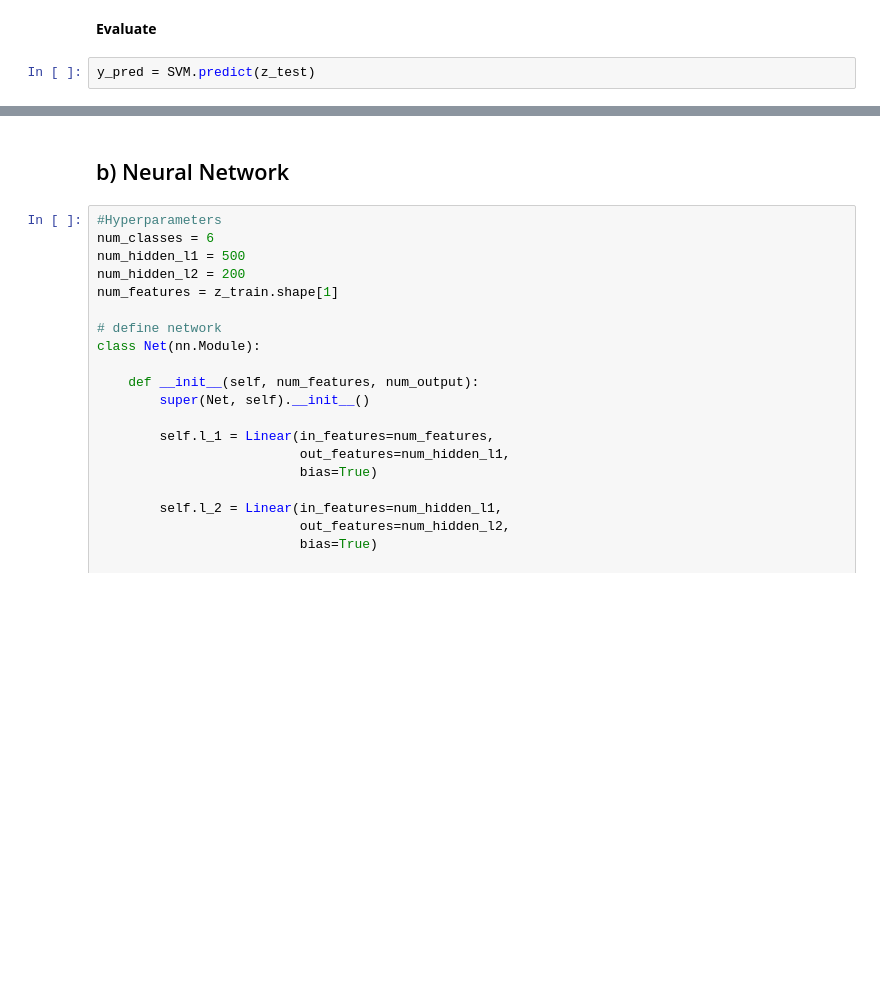
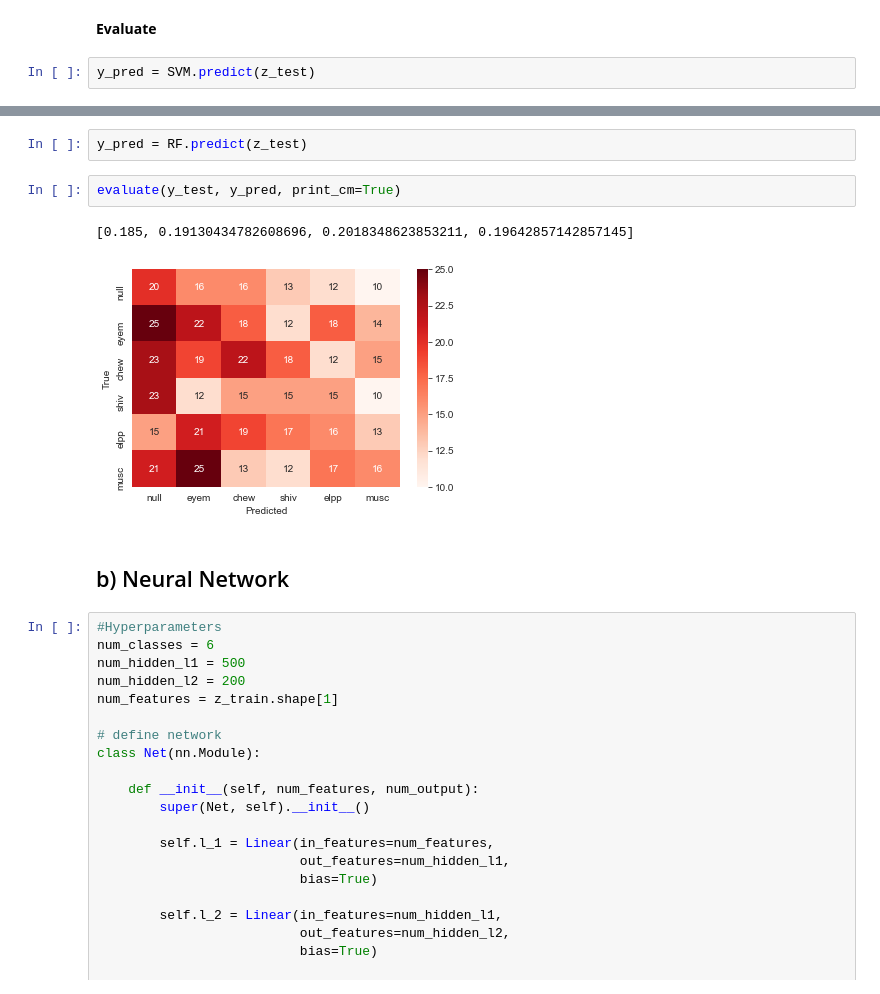
Before and after one commit to Blankuca/DeepLearning-VAE, a Jupyter notebook: Main_EEG.ipynb, the cells around one changed output, grey strips where cells are left out. Saved outputs shown, nothing was run; the diff lists cells and outputs as text; blank space fills up the shorter version.

```diff
--- a/Main_EEG.ipynb
+++ b/Main_EEG.ipynb
@@ -585,3 +596,10 @@ evaluate(y_test, y_pred, print_cm=True)
+# %%
+y_pred = RF.predict(z_test)
+# %%
+evaluate(y_test, y_pred, print_cm=True)
+# %% [output]
+[0.185, 0.19130434782608696, 0.2018348623853211, 0.19642857142857145]
+[figure, added]
 # %% [markdown]
 ## b) Neural Network
 # %%
```
Also changed, not shown: parts of 16 cells of this notebook, 2 other files.
